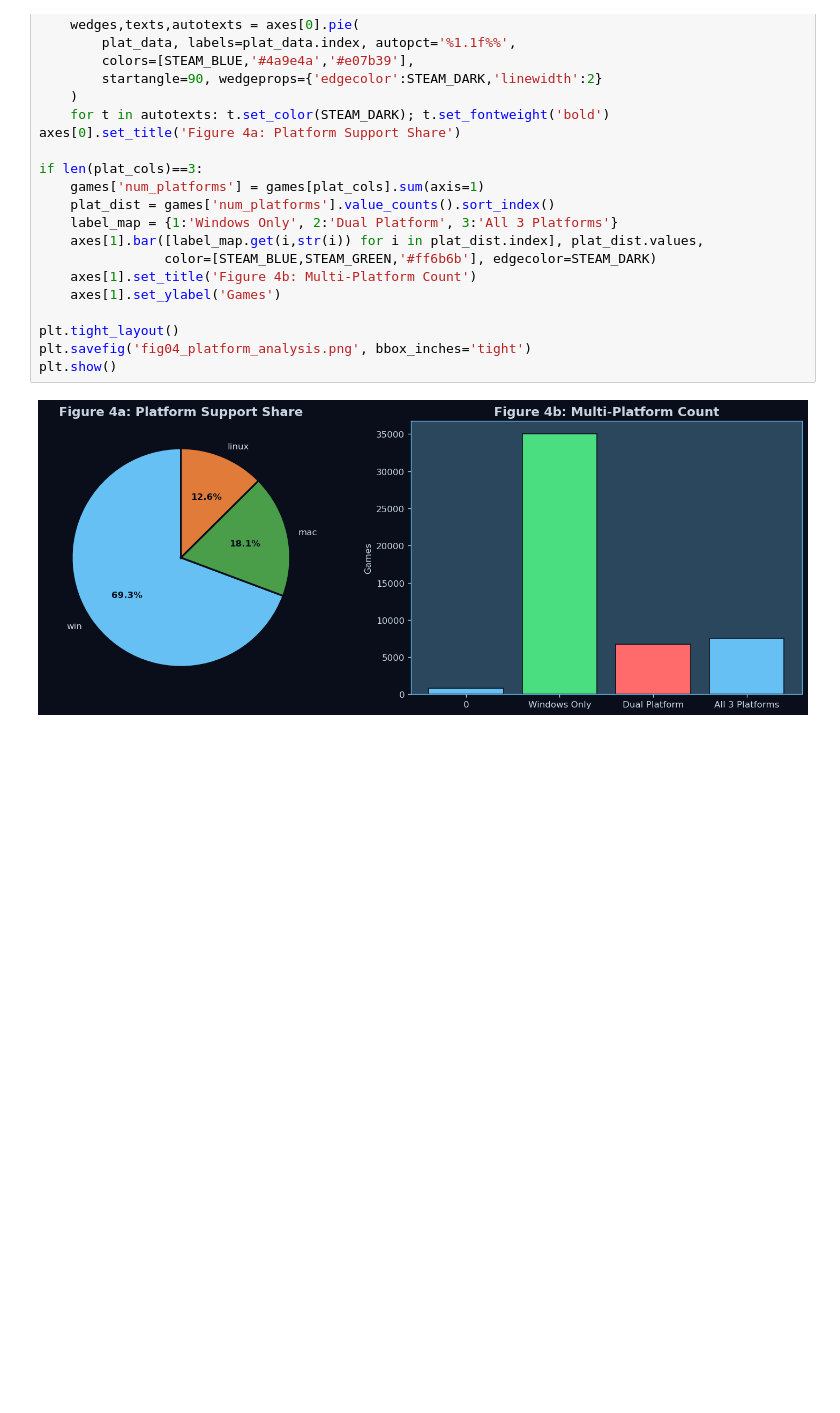
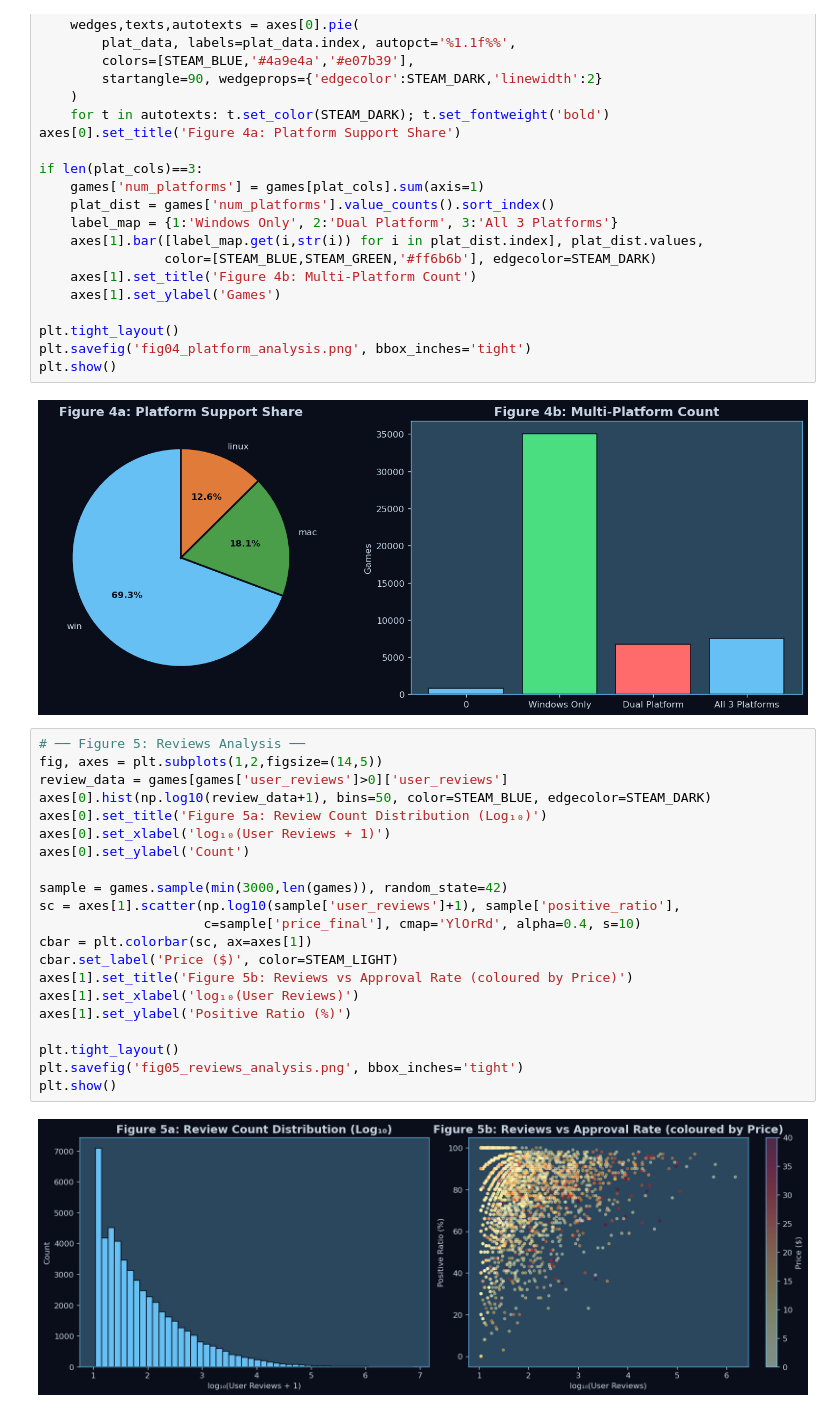
Before and after one commit to keshabbhattarai126/GamesRecommendationOnSteam, a Jupyter notebook: steam_game_recommender.ipynb, the cells around one changed output. Saved outputs shown, nothing was run; the diff lists cells and outputs as text; blank space fills up the shorter version.

Commit message:
reviews analysis

```diff
--- a/steam_game_recommender.ipynb
+++ b/steam_game_recommender.ipynb
@@ -227,3 +227,26 @@ plt.savefig('fig04_platform_analysis.png', bbox_inches='tight')
 plt.show()
 # %% [output]
 [figure]
+# %%
+# ── Figure 5: Reviews Analysis ──
+fig, axes = plt.subplots(1,2,figsize=(14,5))
+review_data = games[games['user_reviews']>0]['user_reviews']
+axes[0].hist(np.log10(review_data+1), bins=50, color=STEAM_BLUE, edgecolor=STEAM_DARK)
+axes[0].set_title('Figure 5a: Review Count Distribution (Log₁₀)')
+axes[0].set_xlabel('log₁₀(User Reviews + 1)')
+axes[0].set_ylabel('Count')
+
+sample = games.sample(min(3000,len(games)), random_state=42)
+sc = axes[1].scatter(np.log10(sample['user_reviews']+1), sample['positive_ratio'],
+                     c=sample['price_final'], cmap='YlOrRd', alpha=0.4, s=10)
+cbar = plt.colorbar(sc, ax=axes[1])
+cbar.set_label('Price ($)', color=STEAM_LIGHT)
+axes[1].set_title('Figure 5b: Reviews vs Approval Rate (coloured by Price)')
+axes[1].set_xlabel('log₁₀(User Reviews)')
+axes[1].set_ylabel('Positive Ratio (%)')
+
+plt.tight_layout()
+plt.savefig('fig05_reviews_analysis.png', bbox_inches='tight')
+plt.show()
+# %% [output]
+[figure, added]
```
